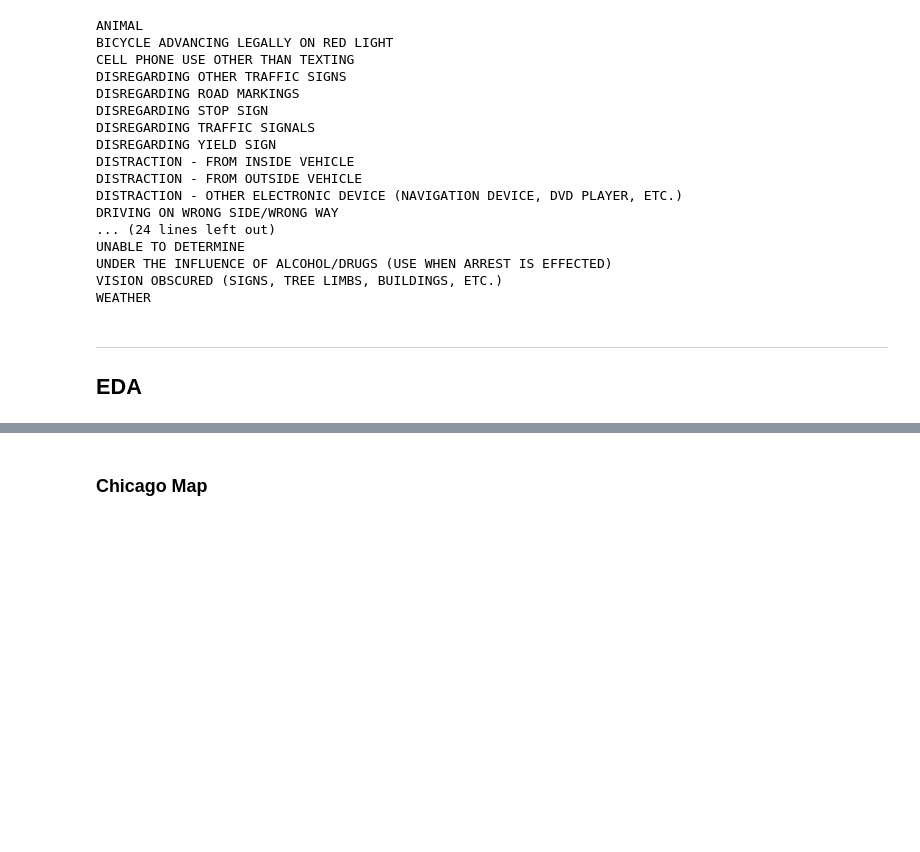
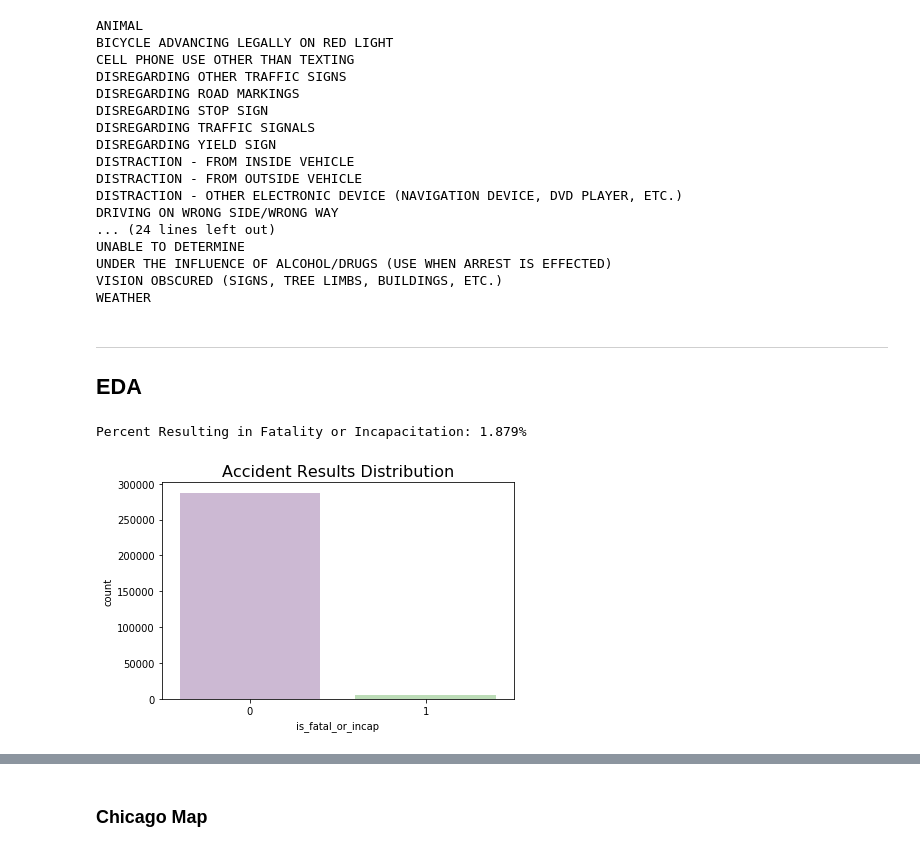
Before and after one commit to Morgan-Sell/chicago-traffic-safety, a Jupyter notebook: eda_feature_engineer.ipynb, the cells around one changed output, grey strips where cells are left out. Cells and saved outputs as stored; diff of their text form; code cells hidden in the pictures; blank space fills up the shorter version.

```diff
--- a/eda_feature_engineer.ipynb
+++ b/eda_feature_engineer.ipynb
@@ -109,10 +109,21 @@ accidents['season'] = accidents['crash_month'].apply(lambda x: eda_feat_eng_util
 accidents['involved_pedest_cycle'] = accidents['FIRST_CRASH_TYPE'].apply(lambda x: eda_feat_eng_utils.return_true_if_in_list(x, ['PEDALCYCLIST', 'PEDESTRIAN']))
 accidents['was_head_on'] = accidents['FIRST_CRASH_TYPE'].apply(lambda x: eda_feat_eng_utils.return_true_if_in_list(x, ['HEAD ON']))
 accidents['was_parked'] = accidents['FIRST_CRASH_TYPE'].apply(lambda x: eda_feat_eng_utils.return_true_if_in_list(x, ['PARKED MOTOR VEHICLE']))
-accidents['using_cell_electronics'] = accidents['FIRST_CRASH_TYPE'].apply(lambda x: eda_feat_eng_utils.return_true_if_in_list(x, ['TEXTING', '']))
+accidents['using_cell'] = accidents['FIRST_CRASH_TYPE'].apply(lambda x: eda_feat_eng_utils.return_true_if_in_list(x, ['TEXTING', 'CELL PHONE USE OTHER THAN TEXTING']))
+accidents['disregard_for_traffic_devices'] = accidents['FIRST_CRASH_TYPE'].apply(lambda x: eda_feat_eng_utils.return_true_if_in_list(x, ['DISREGARDING OTHER TRAFFIC SIGNS',
+                                                                                                                                         'DISREGARDING ROAD MARKINGS',
+                                                                                                                                         'DISREGARDING STOP SIGN',
+                                                                                                                                         'DISREGARDING TRAFFIC SIGNALS',
+                                                                                                                                         'DISREGARDING YIELD SIGN']))
+accidents['failed_to_yield_right_of_way'] = accidents['FIRST_CRASH_TYPE'].apply(lambda x: eda_feat_eng_utils.return_true_if_in_list(x, ['FAILING TO YIELD RIGHT-OF-WAY']))
+accidents['disregard_for_traffic_devices'] = accidents['FIRST_CRASH_TYPE'].apply(lambda x: eda_feat_eng_utils.return_true_if_in_list(x, ['EXCEEDING AUTHORIZED SPEED LIMIT',
+                                                                                                                                         'EXCEEDING SAFE SPEED FOR CONDITIONS',
+                                                                                                                                         'HAD BEEN DRINKING (USE WHEN ARREST IS NOT MADE)',
+                                                                                                                                         'DISREGARDING TRAFFIC SIGNALS',
+                                                                                                                                         'DISREGARDING YIELD SIGN']))
 
 
-
+EXCEEDING AUTHORIZED SPEED LIMIT
 
 # Weather related
 accidents['is_sleet_snow'] = accidents['WEATHER_CONDITION'].apply(lambda x: eda_feat_eng_utils.return_true_if_in_list(x, ['SLEET/HAIL', 'SNOW', 'BLOWING SNOW']))
@@ -312,8 +323,11 @@ for col in sorted(accidents['STREET_DIRECTION'].unique()):
 ---
 ## EDA
 # %%
-display_bar_plot(accidents, 'is_fatal_or_incap', 'Accident Results Distribution')
+eda_feat_eng_utils.display_bar_plot(accidents, 'is_fatal_or_incap', 'Accident Results Distribution')
 
 print('Percent Resulting in Fatality or Incapacitation: {0:.3%}'.format(sum(accidents['is_fatal_or_incap']) / len(accidents['is_fatal_or_incap'])))
 print('\n')
+# %% [output]
+Percent Resulting in Fatality or Incapacitation: 1.879%
+[figure, added]
 # %%
```
Also changed, not shown: parts of 2 cells of this notebook, 3 other files.
